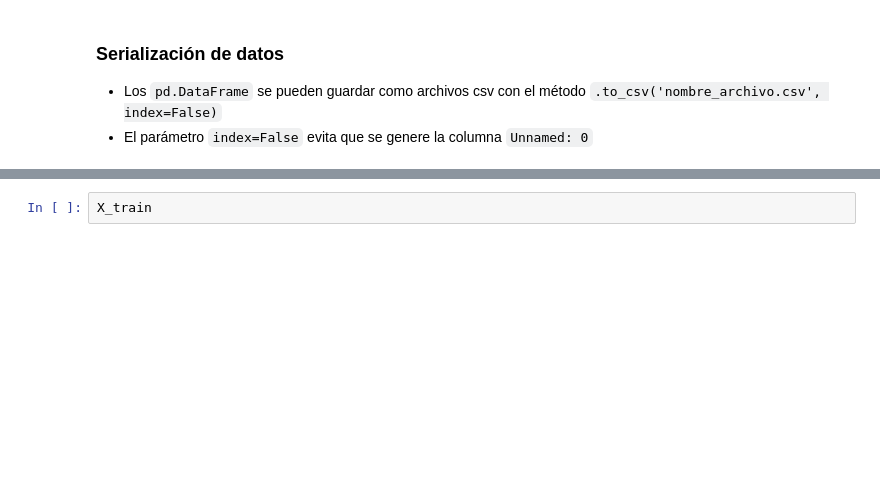
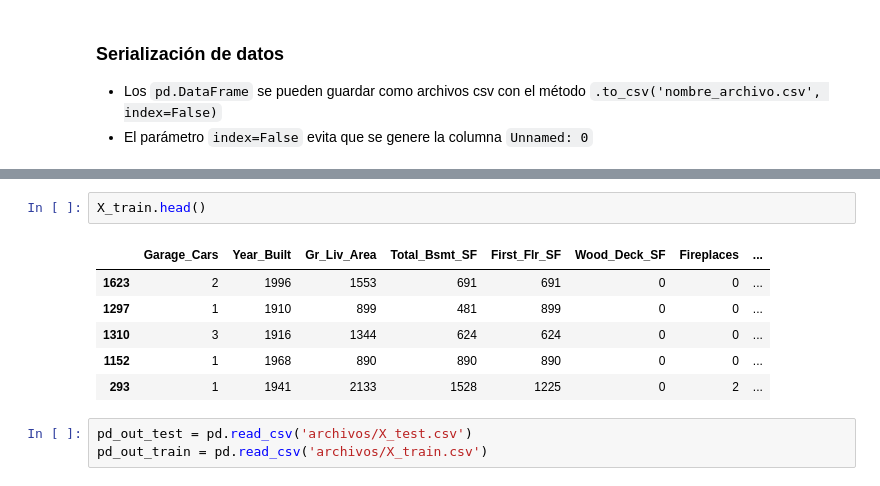
Before and after one commit to Denniels/Machine_Learning, a Jupyter notebook: Algoritmos_de_Ensamble/Desafío Guiado - Árboles de Regresión.ipynb, the cells around one changed output, grey strips where cells are left out. Cells and saved outputs as stored; diff of their text form; blank space fills up the shorter version.

```diff
--- a/Algoritmos_de_Ensamble/Desafío Guiado - Árboles de Regresión.ipynb
+++ b/Algoritmos_de_Ensamble/Desafío Guiado - Árboles de Regresión.ipynb
@@ -221,2 +219,12 @@ OSError: Cannot save file into a non-existent directory: 'archivos'
 # %%
-X_train
+X_train.head()
+# %% [output]
+|  | Garage_Cars | Year_Built | Gr_Liv_Area | Total_Bsmt_SF | First_Flr_SF | Wood_Deck_SF | Fireplaces | ... |
+| 1623 | 2 | 1996 | 1553 | 691 | 691 | 0 | 0 | ... |
+| 1297 | 1 | 1910 | 899 | 481 | 899 | 0 | 0 | ... |
+| 1310 | 3 | 1916 | 1344 | 624 | 624 | 0 | 0 | ... |
+| 1152 | 1 | 1968 | 890 | 890 | 890 | 0 | 0 | ... |
+| 293 | 1 | 1941 | 2133 | 1528 | 1225 | 0 | 2 | ... |
+# %%
+pd_out_test = pd.read_csv('archivos/X_test.csv')
+pd_out_train = pd.read_csv('archivos/X_train.csv')
```
Also changed, not shown: parts of 6 cells of this notebook, 4 other files.
